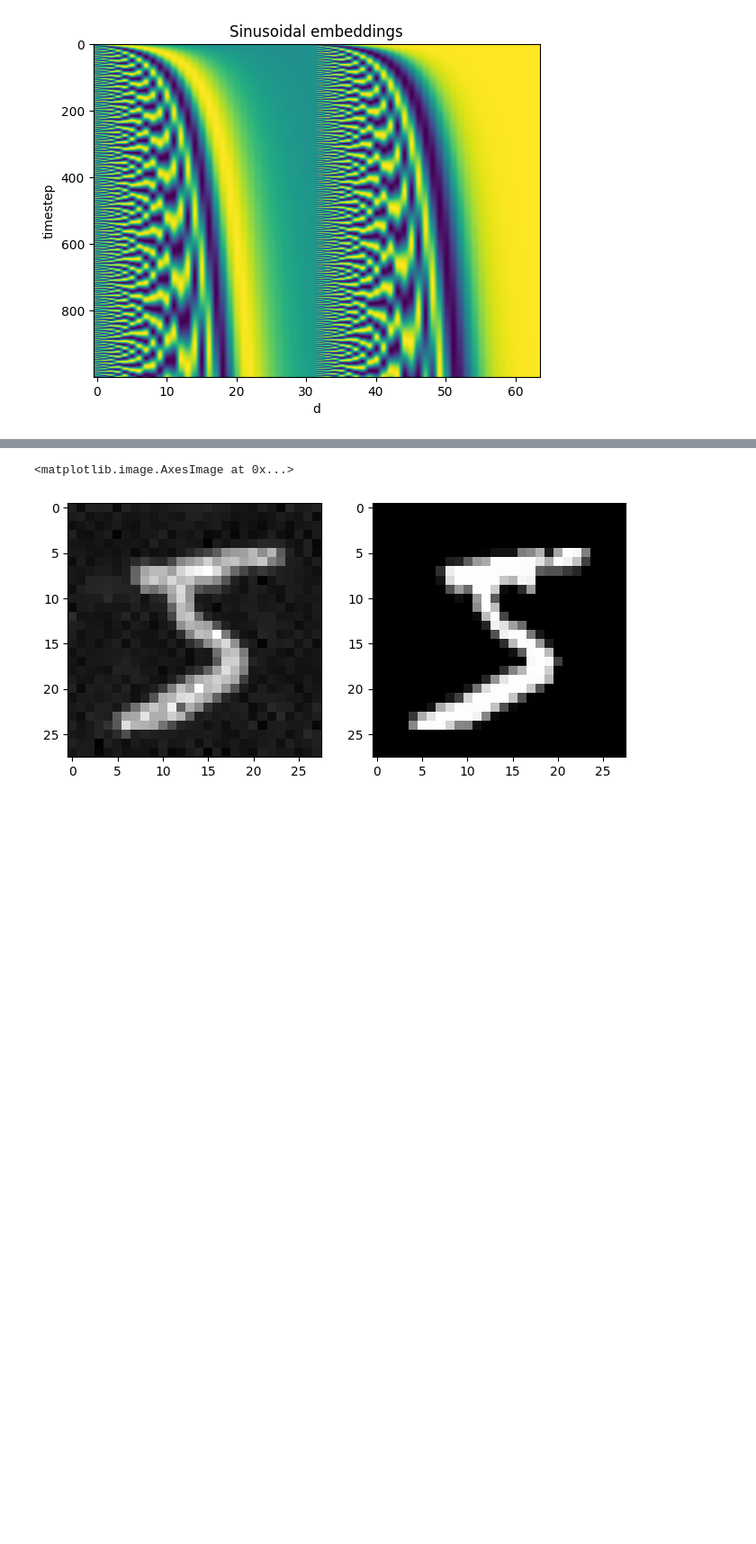
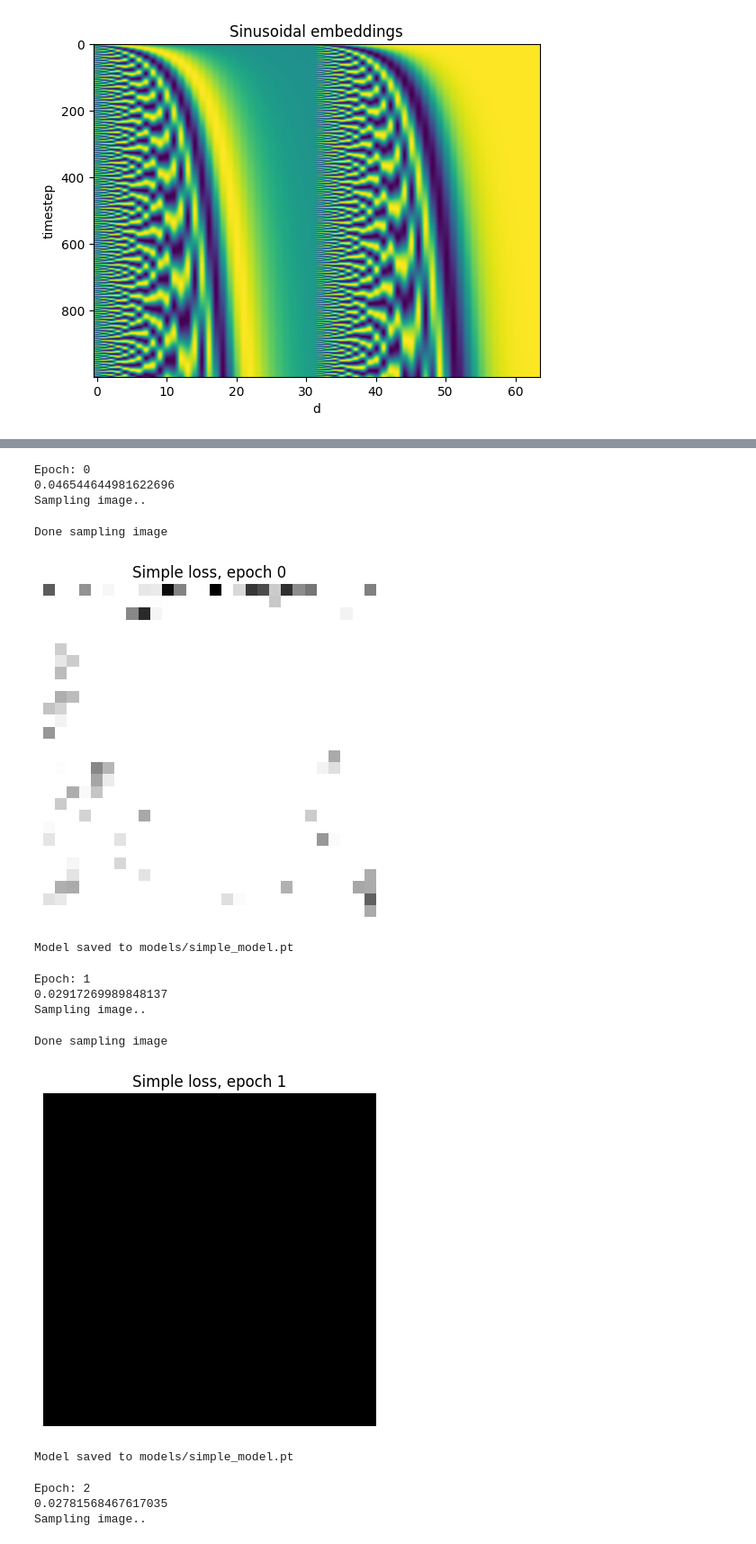
Before and after one commit to Andemand111/Specialkursus_diffusionmodel, a Jupyter notebook: main.IPYNB, the cells around one changed output, grey strips where cells are left out. Shown at 90% size. Drawn from its saved outputs; the diff is of its cells as text; code cells hidden in the pictures; blank space fills up the shorter version.

Commit message:
Implemented second model
Implemented the model using $\mu_{\theta}$ as the term to be optimized

```diff
--- a/main.IPYNB
+++ b/main.IPYNB
@@ -88,7 +73,7 @@ for i, t in enumerate(ts):
     if i % 2 == 0:
         axs[i].set_xlabel("$\mu$ = {:.2f}, $\sigma$ = {:.2f}".format(round(mu.item(), 2), round(std.item(), 2)))
     if i == 0:
-        axs[i].set_ylabel('p(x)')
+        axs[i].set_ylabel('$q(x_t | x_0)$')
 
 plt.savefig("figures/pixel_distributions.png", dpi=300, bbox_inches='tight')
 plt.show()
@@ -151,20 +124,0 @@ We use a UNet model to predict the noise in the images.
-# %%
-from utils import ResNET
-
-model_name = "simple_loss"
-model = ResNET(channels=dimensions[0]).to(device)
-
-try:
-    model.load_state_dict(torch.load(f"models/{model_name}.pt"))
-except:
-    print("model not found, initializing new model")
-
-dummy_input = torch.randn(4, *dimensions).to(device)
-dummy_time = noise_schedule.sample_time_steps(4)
-dummy_embeddings = SinusoidalEmbeddings(dummy_time).to(device)
-dummy_output = model(dummy_input, dummy_embeddings)
-
-print("input shape: ", dummy_input.shape)
-print("time shape: ", dummy_time.shape)
-print("embeddings shape: ", dummy_embeddings.shape)
-print("output shape: ", dummy_output.shape)
@@ -208,0 +125,9 @@ def sample_and_show_image(title="Sampled image"):
+# %%
+from utils import SimpleModel, ResNET
+import torch.nn as nn
+mse = nn.MSELoss()
+
+simple_network = ResNET(dimensions[0]).to(device)
+args = [simple_network, train_loader, noise_schedule, dimensions, device]
+simple_model = SimpleModel(*args)
+simple_model.load_model()
@@ -209 +137,10 @@ def sample_and_show_image(title="Sampled image"):
+# %%
+def sample_and_show_image(model, title="Sampled image"):
+    xt = model.sample()
+    xt = (xt - xt.min()) / (xt.max() - xt.min())
+    img = xt.view(*dimensions).permute(1, 2, 0).cpu().numpy()
+    plt.imshow(img, cmap='gray')
+    plt.title(title)
+    plt.axis('off')
+    plt.show()
 # %%
@@ -268,21 +166,18 @@ KeyboardInterrupt:
-# %%
-x0 = train_set[0][0]
-ts = torch.tensor(200).view(1,1)
-xt, eps, _ = noise_schedule.make_noisy_images(x0.flatten(1), ts)
-xt = xt.view(1, *dimensions)
-xt = xt.to(device)
-embeddings = SinusoidalEmbeddings(ts).to(device)
-eps = eps.to(device)
-eps_pred = model(xt, embeddings)
-
-xt = xt.flatten().cpu()
-eps_pred = eps_pred.flatten().cpu()
-x0_guess = (xt - noise_schedule.sqrt_one_minus_alpha_hat[ts] * eps_pred) / noise_schedule.sqrt_alpha_hat[ts]
-x0_guess = x0_guess * 0.5 + 0.5
-x0 = x0 * 0.5 + 0.5
-fig, axs = plt.subplots(1, 2, figsize=(8, 4))
-axs[0].imshow(x0_guess.view(*dimensions).permute(1, 2, 0).detach().numpy(), cmap='gray')
-axs[1].imshow(x0.view(*dimensions).permute(1, 2, 0).detach().numpy(), cmap='gray')
-# %% [output]
-<matplotlib.image.AxesImage at 0x...>
-[figure, removed]
+# %%
+training_loop(simple_model, 10)
+# %% [output]
+Epoch: 0
+0.046544644981622696
+Sampling image..
+Done sampling image
+[figure, added]
+Model saved to models/simple_model.pt
+Epoch: 1
+0.02917269989848137
+Sampling image..
+Done sampling image
+[figure, added]
+Model saved to models/simple_model.pt
+Epoch: 2
+0.02781568467617035
+Sampling image..
```
Also changed, not shown: parts of 11 cells of this notebook, 3 other files.
